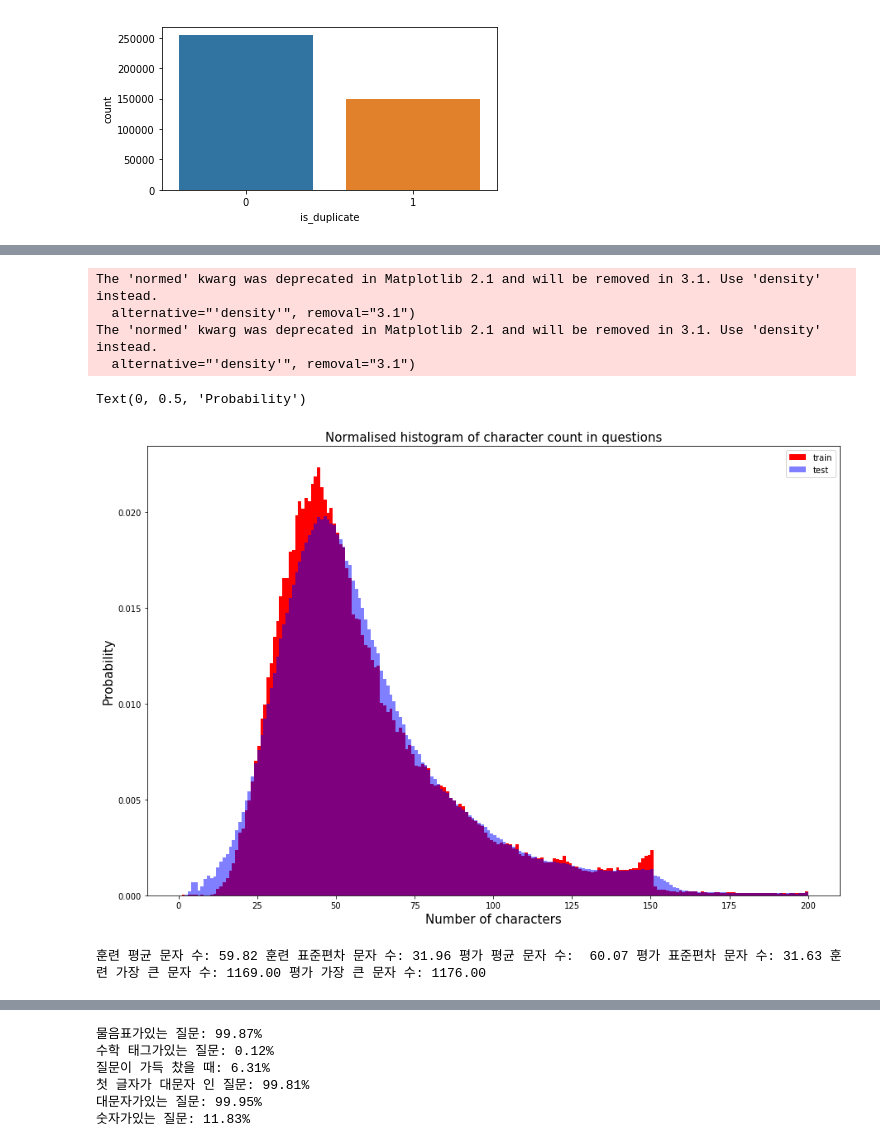
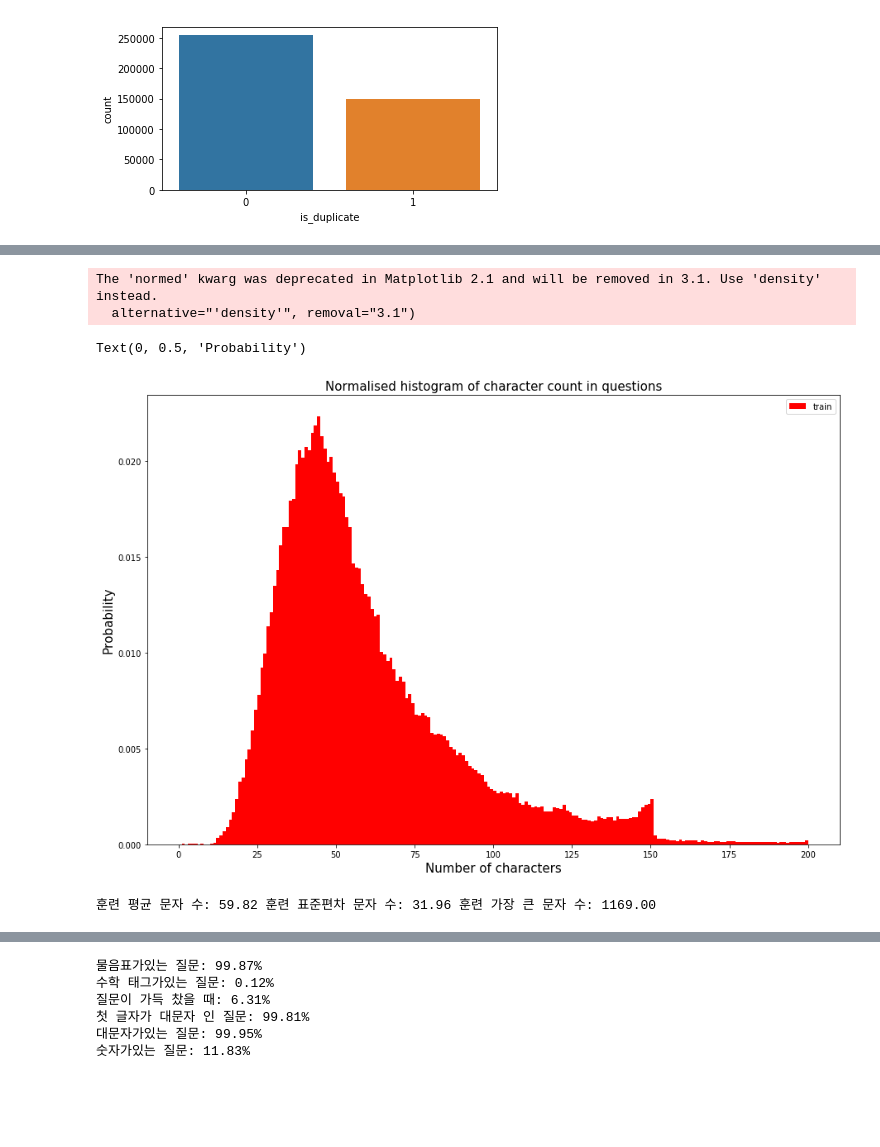
Before and after one commit to modulabs/DeepNLP, a Jupyter notebook: 7.NLPBOOK/5.TEXT_SIM/5.2.ipynb, the cells around one changed output, grey strips where cells are left out. Saved outputs shown, nothing was run; the diff lists cells and outputs as text; code cells hidden in the pictures; blank space fills up the shorter version.

```diff
--- a/7.NLPBOOK/5.TEXT_SIM/5.2.ipynb
+++ b/7.NLPBOOK/5.TEXT_SIM/5.2.ipynb
@@ -245,22 +147,19 @@ testDist = testSet.apply(len)
 # %%
 plt.figure(figsize=(15, 10))
 plt.hist(trainDist, bins=200, range=[0,200], facecolor='r', normed=True, label='train')
-plt.hist(testDist, bins=200, range=[0,200], facecolor='b', normed=True, alpha=0.5, label='test')
 plt.title("Normalised histogram of character count in questions", fontsize=15)
 plt.legend()
 plt.xlabel('Number of characters', fontsize=15)
 plt.ylabel('Probability', fontsize=15)
 # %% [output]
 The 'normed' kwarg was deprecated in Matplotlib 2.1 and will be removed in 3.1. Use 'density' instead.
   alternative="'density'", removal="3.1")
-The 'normed' kwarg was deprecated in Matplotlib 2.1 and will be removed in 3.1. Use 'density' instead.
-  alternative="'density'", removal="3.1")
 Text(0, 0.5, 'Probability')
-[figure, old version]
+[figure, new version]
 # %%
-print('훈련 평균 문자 수: {:.2f} 훈련 표준편차 문자 수: {:.2f} 평가 평균 문자 수:  {:.2f} 평가 표준편차 문자 수: {:.2f} 훈련 가장 큰 문자 수: {:.2f} 평가 가장 큰 문자 수: {:.2f}'.format(
-    trainDist.mean(), trainDist.std(), testDist.mean(), testDist.std(), trainDist.max(), testDist.max()))
+print('훈련 평균 문자 수: {:.2f} 훈련 표준편차 문자 수: {:.2f} 훈련 가장 큰 문자 수: {:.2f} '.format(
+    trainDist.mean(), trainDist.std(), trainDist.max()))
 # %% [output]
-훈련 평균 문자 수: 59.82 훈련 표준편차 문자 수: 31.96 평가 평균 문자 수:  60.07 평가 표준편차 문자 수: 31.63 훈련 가장 큰 문자 수: 1169.00 평가 가장 큰 문자 수: 1176.00
+훈련 평균 문자 수: 59.82 훈련 표준편차 문자 수: 31.96 훈련 가장 큰 문자 수: 1169.00
 # %%
 trainDist = trainSet.apply(lambda x:len(x.split(' ')))
```
Also changed, not shown: parts of 12 cells of this notebook.
